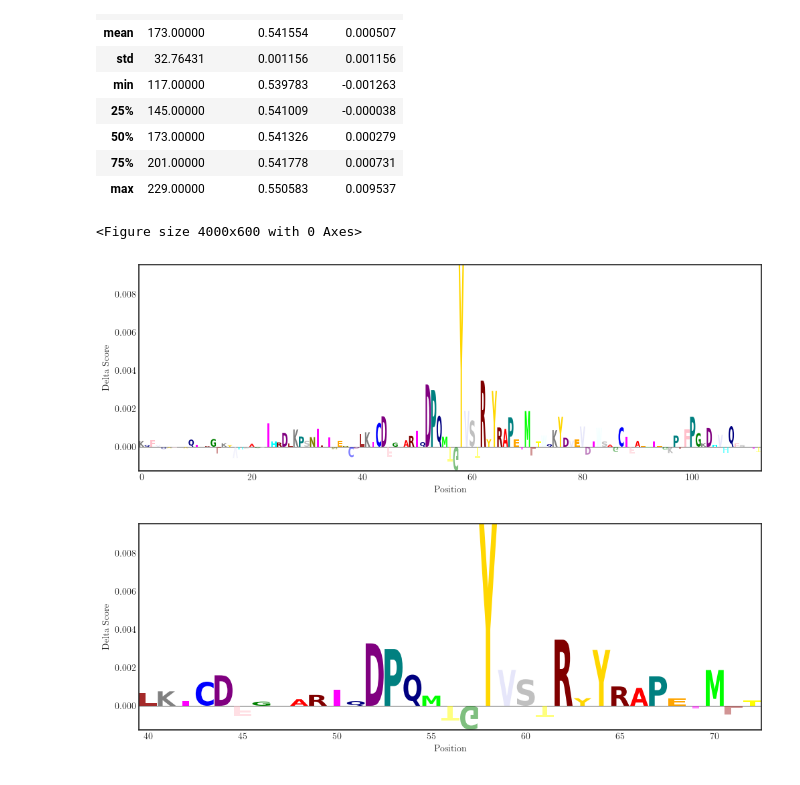
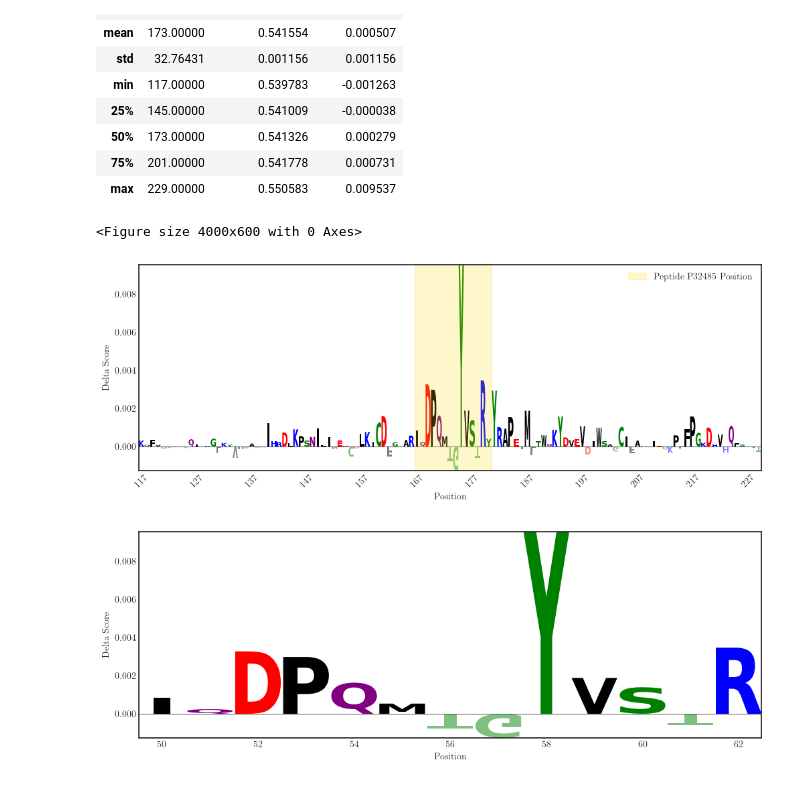
Before and after one commit to gustavoschewinski/tuning-protein, a Jupyter notebook: 5. mutations.ipynb, the cells around one changed output. Saved outputs shown, nothing was run; the diff lists cells and outputs as text; code cells hidden in the pictures.

```diff
--- a/5. mutations.ipynb
+++ b/5. mutations.ipynb
@@ -67,7 +67,12 @@ class PeptideRegressor(nn.Module):
     def __init__(self, input_dim, num_heads, dropout_rate):
         super(PeptideRegressor, self).__init__()
 
+        self.dropout = nn.Dropout(0.4)
         self.fc_embed = torch.nn.Linear(1280, 256)
+        self.bn1 = nn.BatchNorm1d(256)
+        self.activation = nn.ReLU()
+
+        self.pos_embed = nn.Embedding(2, 1280)
 
         self.seq_pos_embed = nn.Embedding(1000, 1280)
         self.pept_pos_embed = nn.Embedding(2, 1280)
@@ -87,7 +92,7 @@ class PeptideRegressor(nn.Module):
     def forward(self, x):
         positions = x["position"]
         x = x["embeddings"] + self.seq_pos_embed(torch.arange(x["position"].size(1), device=device)) + self.pept_pos_embed(x["position"])
-        x = x.permute(1, 0, 2)
+        x = x.permute(1, 0, 2)  # Permute to [sequence_length, batch_size, features]
 
         embed = self.fc_embed(x)
         transformer_output = self.transformer_encoder(embed)
@@ -329,58 +331,48 @@ logo_df = pd.DataFrame({
 data = {'letter': list(sequence), 'delta': delta_scores}
 logo_df = pd.DataFrame(data)
 
 logo_df['delta'] = pd.to_numeric(logo_df['delta'], errors='coerce')
 
 logo_df.dropna(inplace=True)
 
 unique_symbols = set(sequence)
 full_matrix = pd.DataFrame(0.0, index=np.arange(len(logo_df)), columns=unique_symbols)
 for i, (letter, score) in enumerate(zip(logo_df['letter'], logo_df['delta'])):
     if letter in full_matrix.columns:
         full_matrix.at[i, letter] = score
 plt.figure(figsize=(40, 6))
 
-color_dict = {
-    'A': 'red',
-    'C': 'blue',
-    'G': 'green',
-    'T': 'yellow',
-    'D': 'purple',
-    'E': 'orange',
-    'F': 'pink',
-    'H': 'cyan',
-    'I': 'magenta',
-    'K': 'gray',
-    'L': 'brown',
-    'M': 'lime',
-    'N': 'olive',
-    'P': 'teal',
-    'Q': 'navy',
-    'R': 'maroon',
-    'S': 'silver',
-    'V': 'lavender',
-    'W': 'azure',
-    'Y': 'gold'
-}
-
 # Create the logo
 fig, ax = plt.subplots(figsize=(12, 4))
 
-logo = logomaker.Logo(full_matrix, color_scheme=color_dict, fade_below=0.5, ax=ax)
+logo = logomaker.Logo(full_matrix, color_scheme="chemistry", fade_below=0.5, ax=ax)
 ax.set_xlabel('Position')
 ax.set_ylabel('Delta Score')
+
+# Define the range to highlight
+start_pos = 50
+end_pos = 63
+highlight_color = 'gold'
+highlight = ax.axvspan(start_pos - 0.5, end_pos + 0.5, color=highlight_color, alpha=0.2, label='Peptide P32485 Position')
+
+custom_ticks = np.arange(0, len(sequence), 10)
+custom_tick_labels = np.arange(117, 117 + len(sequence), 10)
+ax.set_xticks(custom_ticks)
+ax.set_xticklabels(custom_tick_labels, rotation=45)
+
+ax.legend(loc='upper right')
 
 plt.margins(y=0.2)
 
 plt.show()
 
 pdf_file_path = './data/mutation_P32485.pdf'
 with PdfPages(pdf_file_path) as pdf:
     pdf.savefig(fig)
     plt.close(fig)
 # %% [output]
 <Figure size 4000x600 with 0 Axes>
-[figure, old version]
+[figure, new version]
 # %%
 import matplotlib.pyplot as plt
 import logomaker
@@ -409,35 +401,11 @@ for i, (letter, score) in enumerate(zip(logo_df['letter'], logo_df['delta'])):
     if letter in full_matrix.columns:
         full_matrix.at[i, letter] = score
 
-color_dict = {
-    'A': 'red',
-    'C': 'blue',
-    'G': 'green',
-    'T': 'yellow',
-    'D': 'purple',
-    'E': 'orange',
-    'F': 'pink',
-    'H': 'cyan',
-    'I': 'magenta',
-    'K': 'gray',
-    'L': 'brown',
-    'M': 'lime',
-    'N': 'olive',
-    'P': 'teal',
-    'Q': 'navy',
-    'R': 'maroon',
-    'S': 'silver',
-    'V': 'lavender',
-    'W': 'azure',
-    'Y': 'gold'
-}
-
-
-segment_matrix = full_matrix[40:73]
+segment_matrix = full_matrix[50:63]
 # Create the logo
 fig, ax = plt.subplots(figsize=(12, 4))
 
-logo = logomaker.Logo(segment_matrix, color_scheme=color_dict, fade_below=0.5, ax=ax)
+logo = logomaker.Logo(segment_matrix, color_scheme="chemistry", fade_below=0.5, ax=ax)
 ax.set_xlabel('Position')
 ax.set_ylabel('Delta Score')
 
@@ -450,4 +418,4 @@ with PdfPages(pdf_file_path) as pdf:
     pdf.savefig(fig)
     plt.close(fig)
 # %% [output]
-[figure, old version]
+[figure, new version]
```
Also changed, not shown: parts of 3 cells of this notebook, 4 other files.
